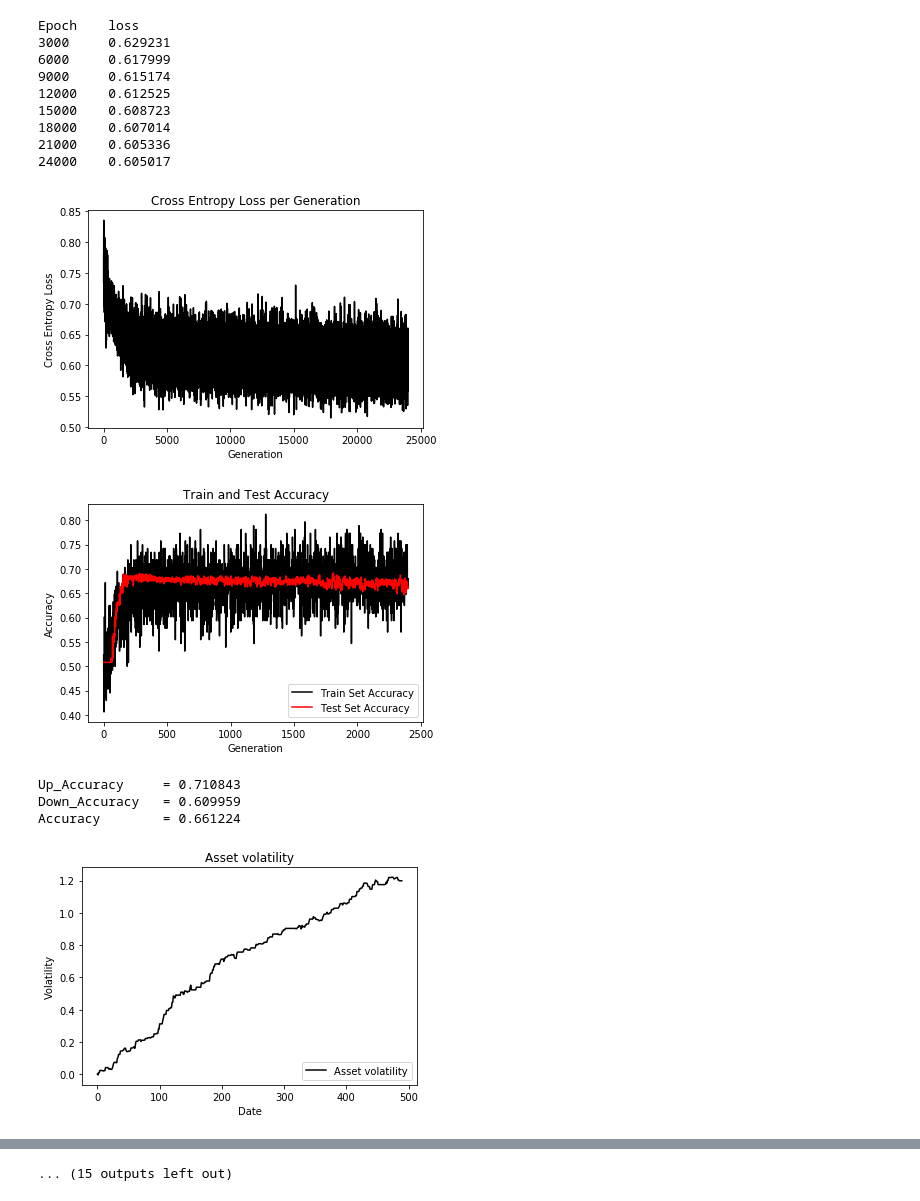
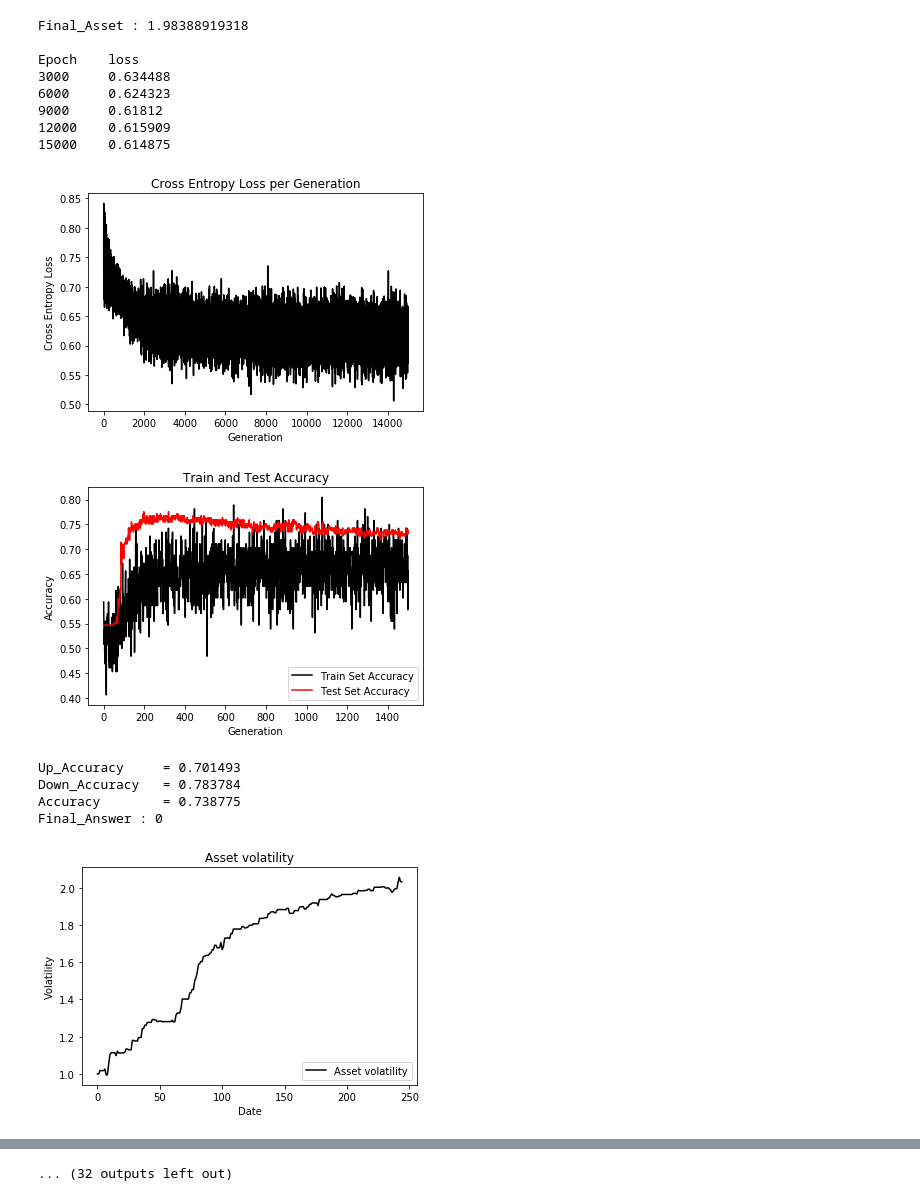
Before and after one commit to 5f5e0ff/repository, a Jupyter notebook: TensorFlowMachineLearning/TensorFlowMachineLearning.ipynb, the cells around one changed output, grey strips where cells are left out. Drawn from its saved outputs; the diff is of its cells as text; code cells hidden in the pictures.

```diff
--- a/TensorFlowMachineLearning/TensorFlowMachineLearning.ipynb
+++ b/TensorFlowMachineLearning/TensorFlowMachineLearning.ipynb
@@ -21,7 +21,7 @@ def getClosing():
     closing = pd.DataFrame()
     for index in INDEIES:
         # na_valuesは文字列"null"のとき空として扱う
-        df = pd.read_csv("./data/input5/" + index + ".csv", na_values=["null"])
+        df = pd.read_csv("../data/input5/" + index + ".csv", na_values=["null"])
         df["Date"] = pd.to_datetime(df["Date"])
         df = df.set_index("Date")
         closing[index] = df["Close"]
@@ -74,9 +74,9 @@ def getTraningData():
 if __name__ == "__main__":
     start = time.time()
     features, answers, LH = getTraningData()
-    for test in range(0,5):
+    for test in range(0,10):
         layers = [50,25]
-        model = Model(features,answers,layers,test*0.2,test*0.2+0.2)
+        model = Model(features,answers,layers,test*0.1,test*0.1+0.1)
         model.train()
         model.test()
         model.value(ANSWER+"_1", LH)
@@ -97,15 +99,15 @@ Accuracy        = 0.714286
+Final_Asset : 1.98388919318
+
 Epoch    loss
-3000     0.629231
-6000     0.617999
-9000     0.615174
-12000    0.612525
-15000    0.608723
-18000    0.607014
-21000    0.605336
-24000    0.605017
+3000     0.634488
+6000     0.624323
+9000     0.61812
+12000    0.615909
+15000    0.614875
-[figure, old version]
+[figure, new version]
-[figure, old version]
+[figure, new version]
-Up_Accuracy     = 0.710843
-Down_Accuracy   = 0.609959
-Accuracy        = 0.661224
+Up_Accuracy     = 0.701493
+Down_Accuracy   = 0.783784
+Accuracy        = 0.738775
+Final_Answer : 0
-[figure, old version]
+[figure, new version]
@@ -117 +122 @@ Epoch    loss
-... (15 outputs left out)
+... (32 outputs left out)
```
Also changed, not shown: parts of 1 cell of this notebook, 1 other file.
